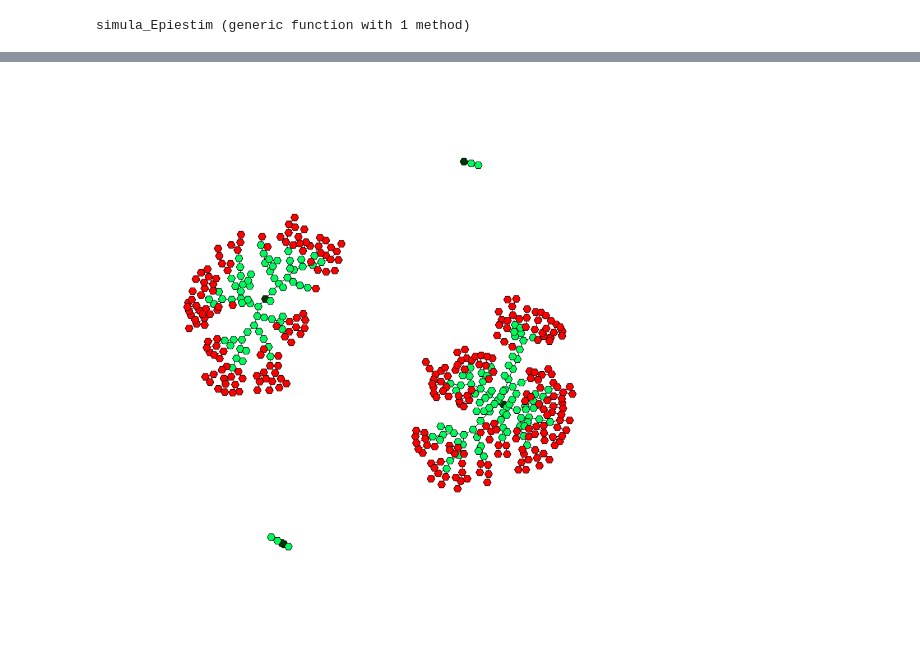
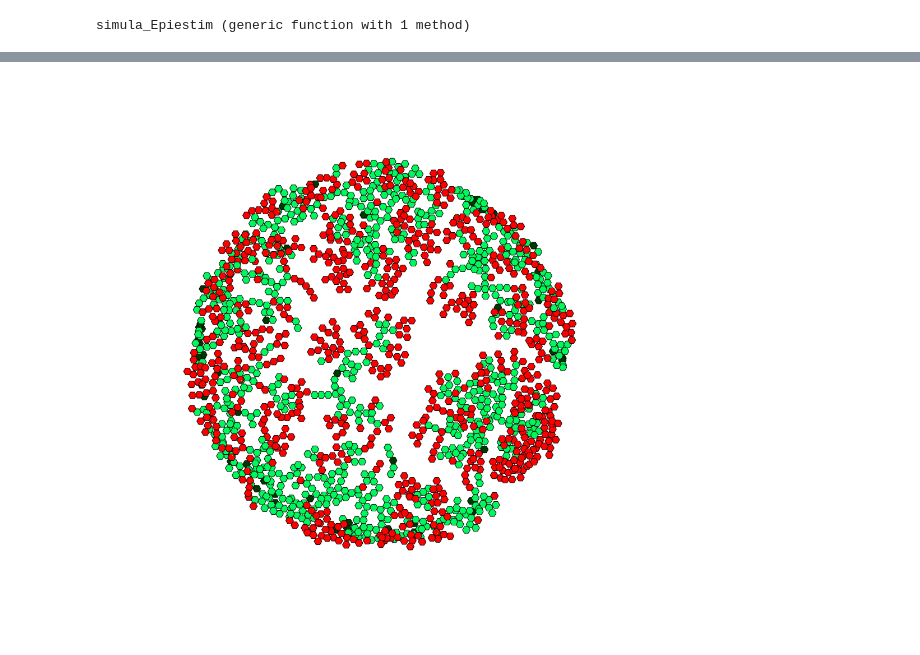
Before and after one commit to aferragu/modelo_epiestim_grafos, a Jupyter notebook: Modelo grafos Epiestim.ipynb, the cells around one changed output, grey strips where cells are left out. Saved outputs shown, nothing was run; the diff lists cells and outputs as text; code cells hidden in the pictures.

```diff
--- a/Modelo grafos Epiestim.ipynb
+++ b/Modelo grafos Epiestim.ipynb
@@ -179,16 +179,17 @@ using LightGraphs, GraphPlot, GraphRecipes
 #Grafo Inicial
 
 #infectados iniciales
-n0=5
+n0=50
 g=SimpleDiGraph(n0)
 t_contagio=zeros(Int64,n0)
+t_cuarentena=ones(Int64,n0)*Inf
 estado = ones(Int64,n0)    #1 infectado, 2 cuarentenado
 n=n0
 
-dias=15
-R=2
-delay=3
-K=100
+dias=20
+R=1.7
+delay=4
+K=50
 
 T=[0]
 I=[n0]
@@ -208,6 +209,7 @@ for i=1:dias
                 for j=n+1:n+n_children
                     add_vertex!(g)
                     push!(t_contagio,i)
+                    push!(t_cuarentena,Inf)
                     push!(estado,1)
                     add_edge!(g,v,j)
                     n=n+1
@@ -219,21 +221,26 @@ for i=1:dias
     cupo=0
 
     ###NODOS A CUARENTENA
-    for v in vertices(g)
+    for v in Iterators.reverse(vertices(g))
 
         edad = i-t_contagio[v]
 
-        if edad>delay && cupo<K
+        if edad>=delay && cupo<K
             if estado[v]==1
                 estado[v]=2
+                t_cuarentena[v]=i
                 cupo=cupo+1
                 for hijo in neighbors(g,v)
-                    estado[v]=2
+                    if estado[hijo]==1
+                        cupo=cupo+1
+                        estado[hijo]=2
+                        t_cuarentena[hijo]=i
+                    end
                 end
             end
         end
     end
-
+    #println(cupo)
     push!(T,i)
     push!(Incidence, incidence)
     push!(I, sum(estado.==1))
@@ -262,9 +284,9 @@ plot(T,R, ylim=(0,4))
 # %%
 c=distinguishable_colors(3,colorant"red")
 colors = [c[estado[v]] for v in vertices(g)]
 colors[1:n0] .= c[3]
 
-default(size=(1000,1000))
-plot(g,curves=false,nodecolor=colors)
+default(size=(1000,400))
+plot(g,curves=false,nodecolor=colors,size=(1000,1000))
 # %% [output]
-[figure, old version]
+[figure, new version]
```
Also changed, not shown: parts of 7 cells of this notebook, 2 other files.
